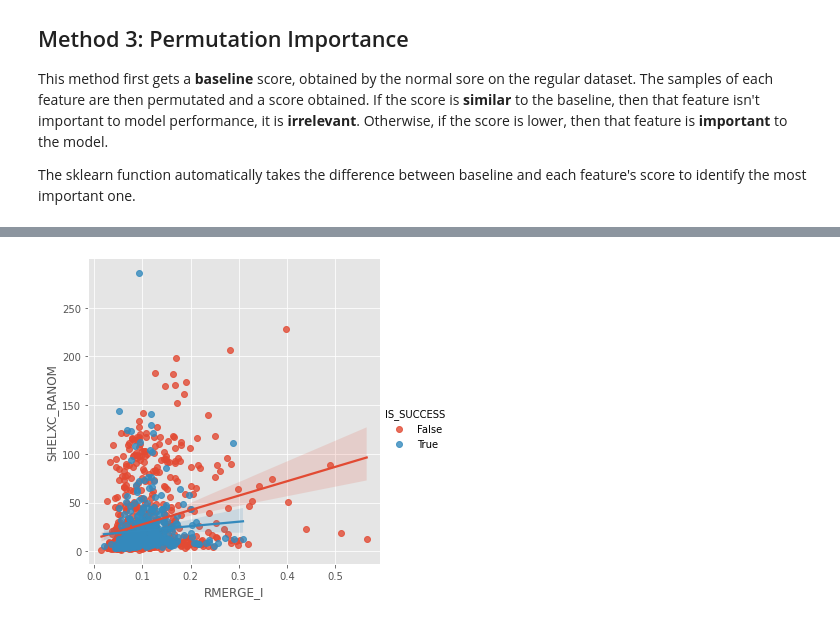
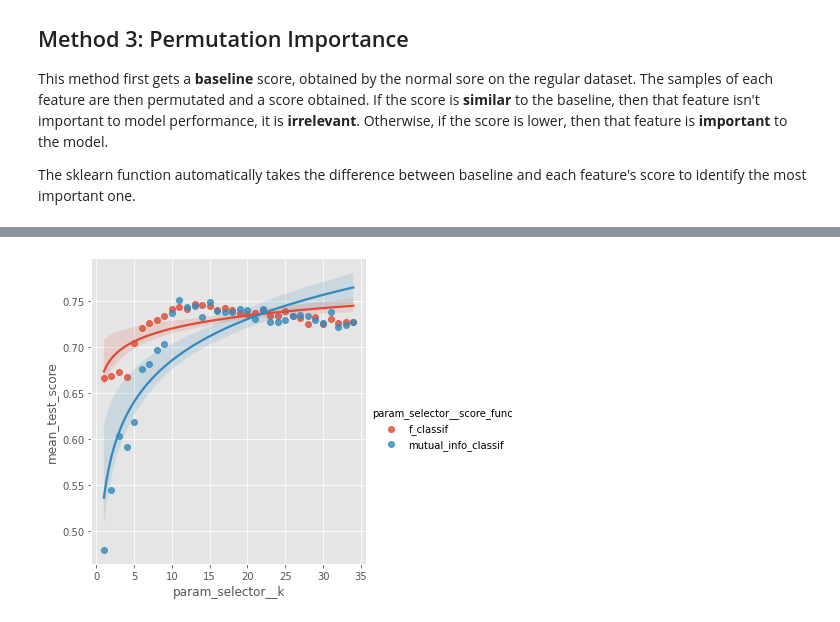
Before and after one commit to Sharkmas6/Diamond_ML, a Jupyter notebook: jupyter/updated/Feature Selection.ipynb, the cells around one changed output, grey strips where cells are left out. Saved outputs shown, nothing was run; the diff lists cells and outputs as text; code cells hidden in the pictures.

```diff
--- a/jupyter/updated/Feature Selection.ipynb
+++ b/jupyter/updated/Feature Selection.ipynb
@@ -648,7 +615,7 @@ for db_kind, datum in data.items():
 
     # select best features
     model.fit(X_train, y_train)
-    selector = permutation_importance(model, X_train, y_train, n_jobs=4,
+    selector = permutation_importance(model, X_test, y_test, n_jobs=4,
                                       scoring="f1", n_repeats=10, random_state=seed)
     sorted_idx = selector.importances_mean.argsort()
 
@@ -703,7 +662,16 @@ I will attempt a final test of removing all of these features and seeing how the
 # %%
+from sklearn.feature_selection import SelectKBest, chi2, f_classif, mutual_info_classif
+from sklearn.model_selection import cross_val_score, GridSearchCV
+from sklearn.neighbors import LocalOutlierFactor as LOF
+
+seed = 1
+
+
 for db_kind, datum in data.items():
     print(db_kind.upper())
+    r_etc = ["RMERGE_I", "RMERGE_DIFF_I", "RMEAS_I", "RMEAS_DIFF_I", "RPIM_I", "RPIM_DIFF_I"]
     x, y = datum.unpack(drop_col=["DATASET_id", "SHELXC_CFOM", "SPACEGROUP"])
+
 
     # take only untouched data
     i = 1
@@ -711,22 +679,20 @@ for db_kind, datum in data.items():
     x, y, = x[mask], y[mask]
     x = x.drop(["DATASET_NAME"], axis=1)
 
-    # get relevant features
-    feats2test = ["RMERGE_I", "RMERGE_DIFF_I", "RMEAS_I", "RMEAS_DIFF_I", "RPIM_I", "RPIM_DIFF_I",
-                  "SHELXC_RPIM", "SHELXC_RANOM", "SHELXC_MULTIPLICITY", "F''", "CC_HALF"]
-    print(f"Removing features: {feats2test}")
-    x_part = x[feats2test]
-    union_part = pd.concat([x_part, y], axis=1)
-
-    # plot scatter plot
-    sns.lmplot(data=union_part, x=feats2test[0], y=feats2test[7], hue="IS_SUCCESS")
-    plt.show()
+    # remove outliers
+    if db_kind == "dials":
+        liers = LOF(contamination=0.4).fit_predict(x)
+        mask = liers == 1
+        print(f"Dropped {1-mask.sum()/mask.size:.2%} samples")
+        x, y = x.loc[mask, :], y[mask]
+    print(x.shape)
 
 
     # prepare best params
     db_dir = fr"D:\Diamond\analysis\results\dataset_{i}\{db_kind}\confidence_threshold"
     best_params = pd.read_csv(os.path.join(db_dir, "best_params_RandomForest.csv"), squeeze=True, index_col=0)
     best_params.index = best_params.index.str.replace("clf__", "")
+    best_params.drop("max_features", inplace=True)
     for ix, val in best_params.items():
         try:
             best_params[ix] = int(val)
@@ -735,17 +701,50 @@ for db_kind, datum in data.items():
     print(best_params)
     best_params = best_params.to_dict()
 
-    # create estimators
-    seed = 1
-    clf = RandomForestClassifier(class_weight="balanced", **best_params)
-    model = Pipeline([("scaler", StandardScaler()), ("clf", clf)])
+    # setup parameter grids
+    param_grid = {"selector__k": np.arange(1, len(x.columns)+1),
+                  "selector__score_func": [f_classif, mutual_info_classif]}
 
 
-    # test various features transforms
-    fig, (ax1, ax2) = test_normal_pca_remove(model, x, y, feats2test, show=False)
-    ax1.set_yscale('function', functions=(lambda a: a**2, lambda a: a**.5))
-    ax2.set_yscale('function', functions=(lambda a: a**2, lambda a: a**.5))
+    # create estimators, pipeline and gridsearch
+    seed = 1
+    scaler = StandardScaler()
+    selector = SelectKBest()
+    clf = RandomForestClassifier(random_state=seed, class_weight="balanced", **best_params)
+    pipe = Pipeline([("scaler", scaler), ("selector", selector), ("clf", clf)])
+    search = GridSearchCV(pipe, param_grid, scoring="f1", n_jobs=4, cv=5)
 
+    # train grid search and get best parameters
+    # GridSearchCV uses cross-validation to train/test - fine to train on all data for accurate result
+    search.fit(x, y)
+    cv_results = pd.DataFrame(search.cv_results_)
+    cv_results["param_selector__score_func"] = cv_results["param_selector__score_func"].map(lambda func: func.__name__)
+    cv_results["param_selector__k"] = cv_results["param_selector__k"].astype(int)
+
+
+    # show features chosen for k=7
+    print("-"*20)
+    print("Best features for:")
+    for func in pd.unique(cv_results["param_selector__score_func"]):
+        print(">", func)
+        # get mask
+        mask_func = cv_results["param_selector__score_func"] == func
+        mask7 = cv_results["param_selector__k"] == 7
+        mask = np.logical_and(mask_func, mask7)
+        params7 = cv_results.loc[mask, "params"].iloc[0]
+
+        # recreate pipeline
+        pipe7 = Pipeline([("scaler", scaler), ("selector", selector), ("clf", clf)])
+        pipe7.set_params(**params7)
+        # fit and get support/features
+        pipe7.fit(x, y)
+        topfeats = x.columns[pipe7["selector"].get_support()].to_series(index=range(7))
+        print(topfeats)
+
+    # show results
+    sns.lmplot(data=cv_results, x="param_selector__k", y="mean_test_score", hue="param_selector__score_func", logx=True)
     plt.show()
+
+    print("-"*60)
 # %% [output]
 DIALS
@@ -753 +767 @@ Removing features: ['RMERGE_I', 'RMERGE_DIFF_I', 'RMEAS_I', 'RMEAS_DIFF_I', 'RPI
-[figure, old version]
+[figure, new version]
```
Also changed, not shown: parts of 13 cells of this notebook, 3 other files.
